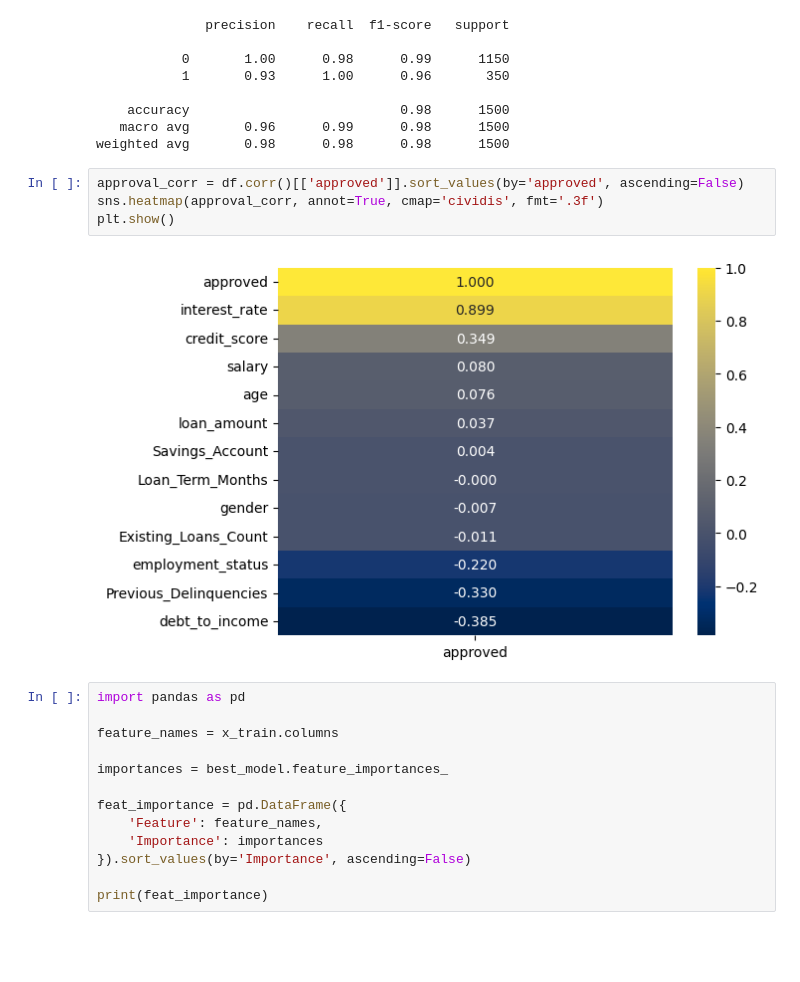
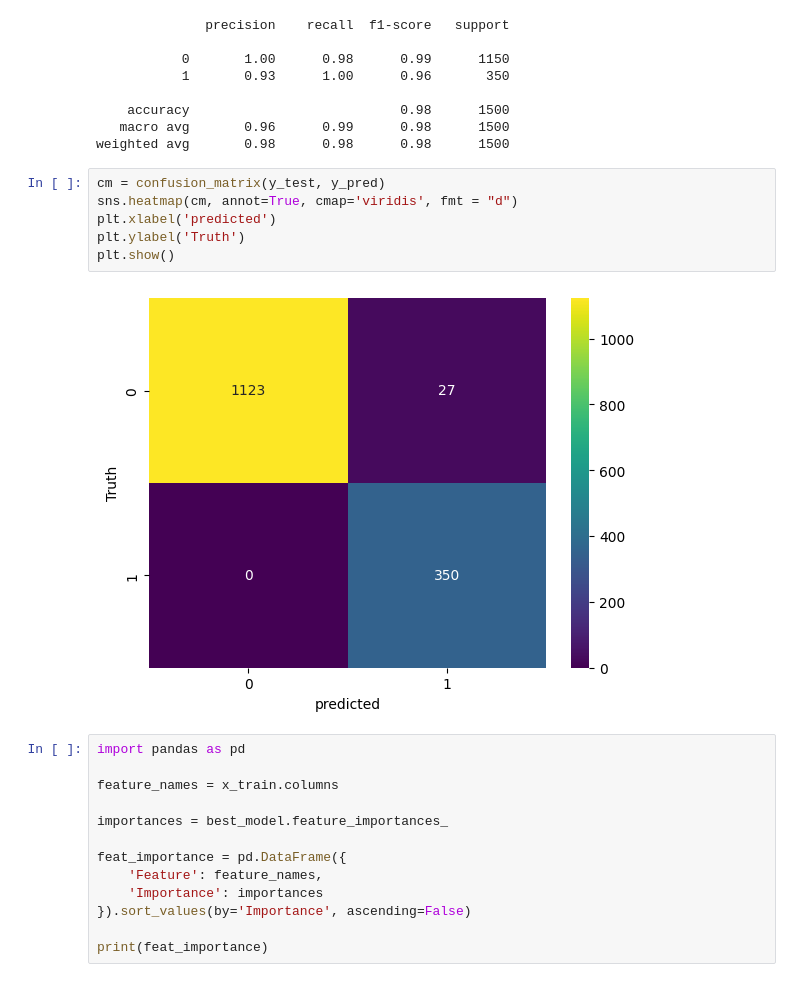
Before and after one commit to LucasDS9/Loan_approval-project, a Jupyter notebook: notebooks/loan_full_project.ipynb, the cells around one changed output. Cells and saved outputs as stored; diff of their text form; blank space fills up the shorter version.

```diff
--- a/notebooks/loan_full_project.ipynb
+++ b/notebooks/loan_full_project.ipynb
@@ -551,11 +544,13 @@ print(classification_report(y_test, y_pred))
    macro avg       0.96      0.99      0.98      1500
 weighted avg       0.98      0.98      0.98      1500
 # %%
-approval_corr = df.corr()[['approved']].sort_values(by='approved', ascending=False)
-sns.heatmap(approval_corr, annot=True, cmap='cividis', fmt='.3f')
+cm = confusion_matrix(y_test, y_pred)
+sns.heatmap(cm, annot=True, cmap='viridis', fmt = "d")
+plt.xlabel('predicted')
+plt.ylabel('Truth')
 plt.show()
 # %% [output]
-[figure, old version]
+[figure, new version]
 # %%
 import pandas as pd
 
```
Also changed, not shown: parts of 5 cells of this notebook, 2 other files.
